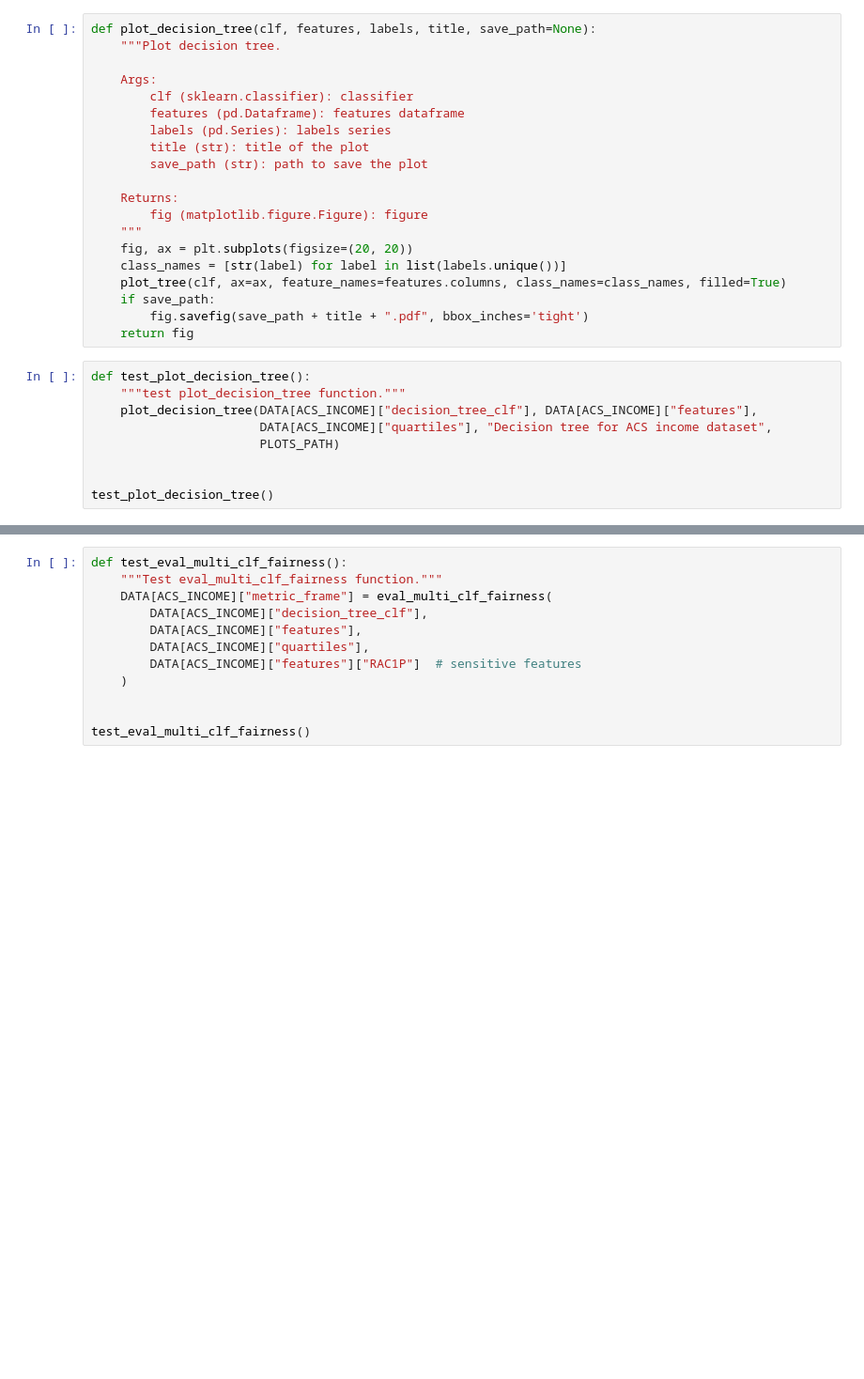
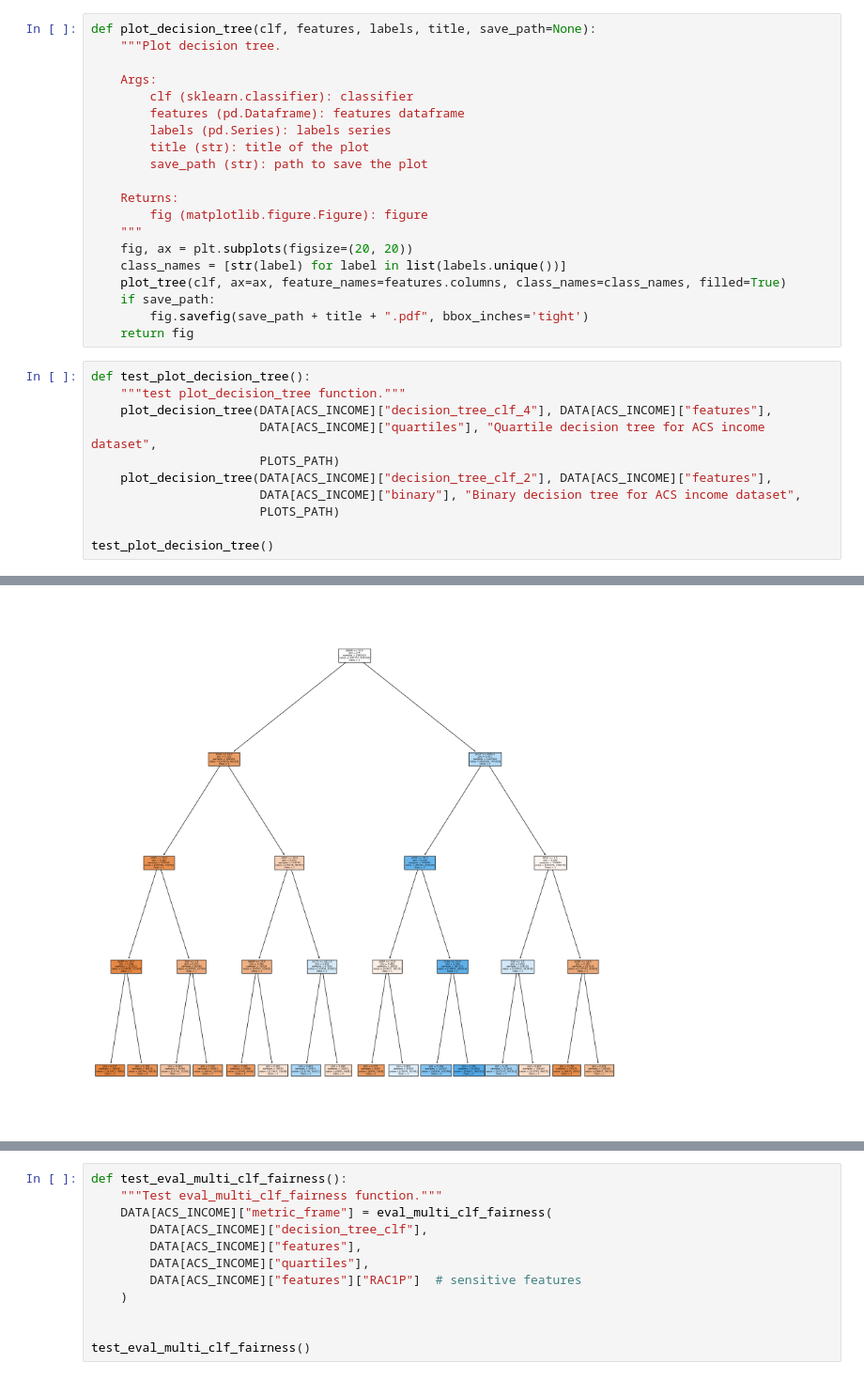
Before and after one commit to zeyuyang8/fairml, a Jupyter notebook: notebooks/acs_income.ipynb, the cells around one changed output, grey strips where cells are left out. Shown: that part at 94% size. Cells and saved outputs as stored; diff of their text form; blank space fills up the shorter version.

```diff
--- a/notebooks/data_analysis_and_wrangling.ipynb
+++ b/notebooks/acs_income.ipynb
@@ -288,12 +292,15 @@ def plot_decision_tree(clf, features, labels, title, save_path=None):
 # %%
 def test_plot_decision_tree():
     """test plot_decision_tree function."""
-    plot_decision_tree(DATA[ACS_INCOME]["decision_tree_clf"], DATA[ACS_INCOME]["features"],
-                       DATA[ACS_INCOME]["quartiles"], "Decision tree for ACS income dataset",
+    plot_decision_tree(DATA[ACS_INCOME]["decision_tree_clf_4"], DATA[ACS_INCOME]["features"],
+                       DATA[ACS_INCOME]["quartiles"], "Quartile decision tree for ACS income dataset",
+                       PLOTS_PATH)
+    plot_decision_tree(DATA[ACS_INCOME]["decision_tree_clf_2"], DATA[ACS_INCOME]["features"],
+                       DATA[ACS_INCOME]["binary"], "Binary decision tree for ACS income dataset",
                        PLOTS_PATH)
 
-
 test_plot_decision_tree()
 # %% [output]
 [figure]
+[figure, added]
 # %% [markdown]
```
Also changed, not shown: parts of 11 cells of this notebook, 3 other files.
